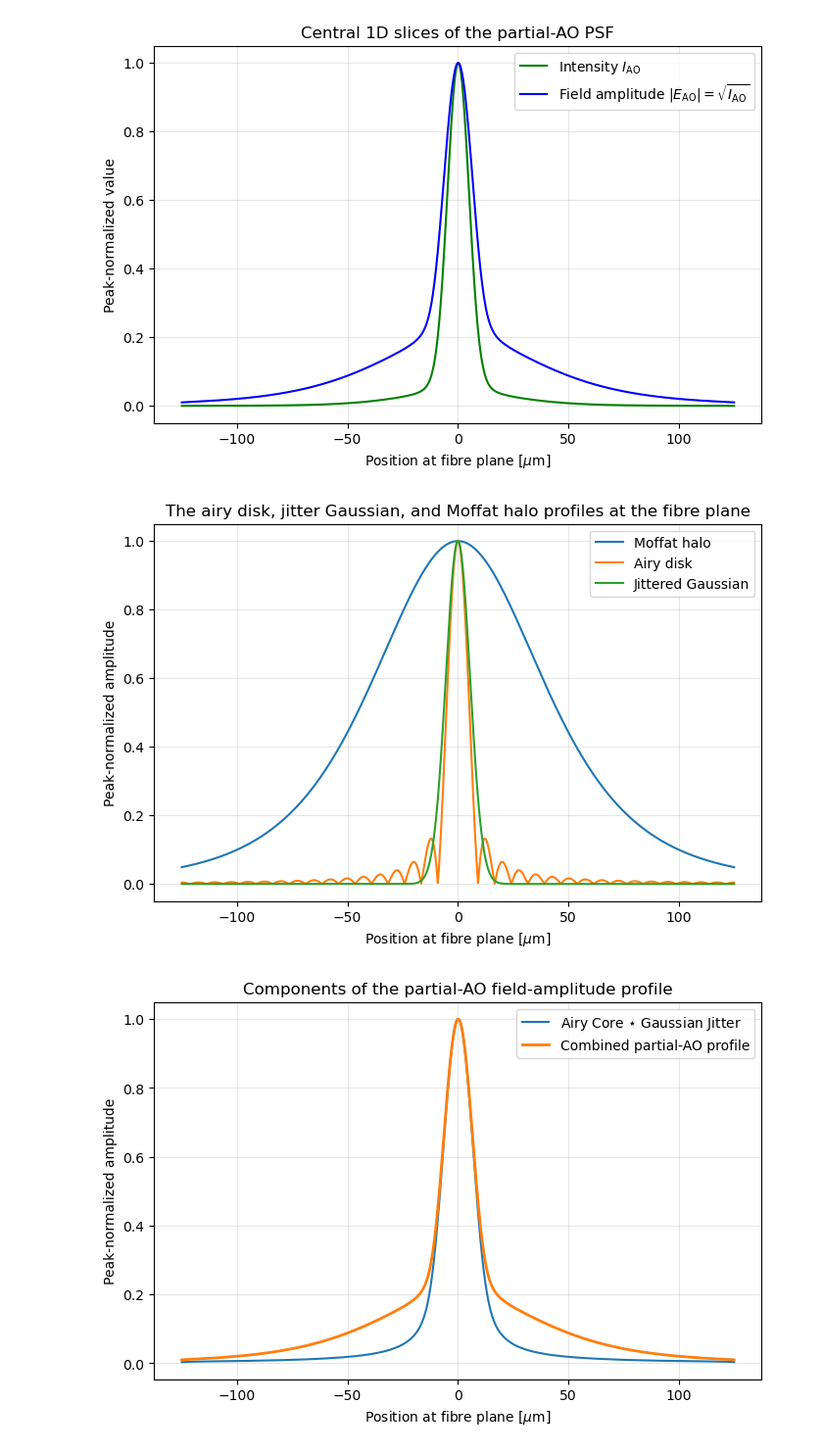
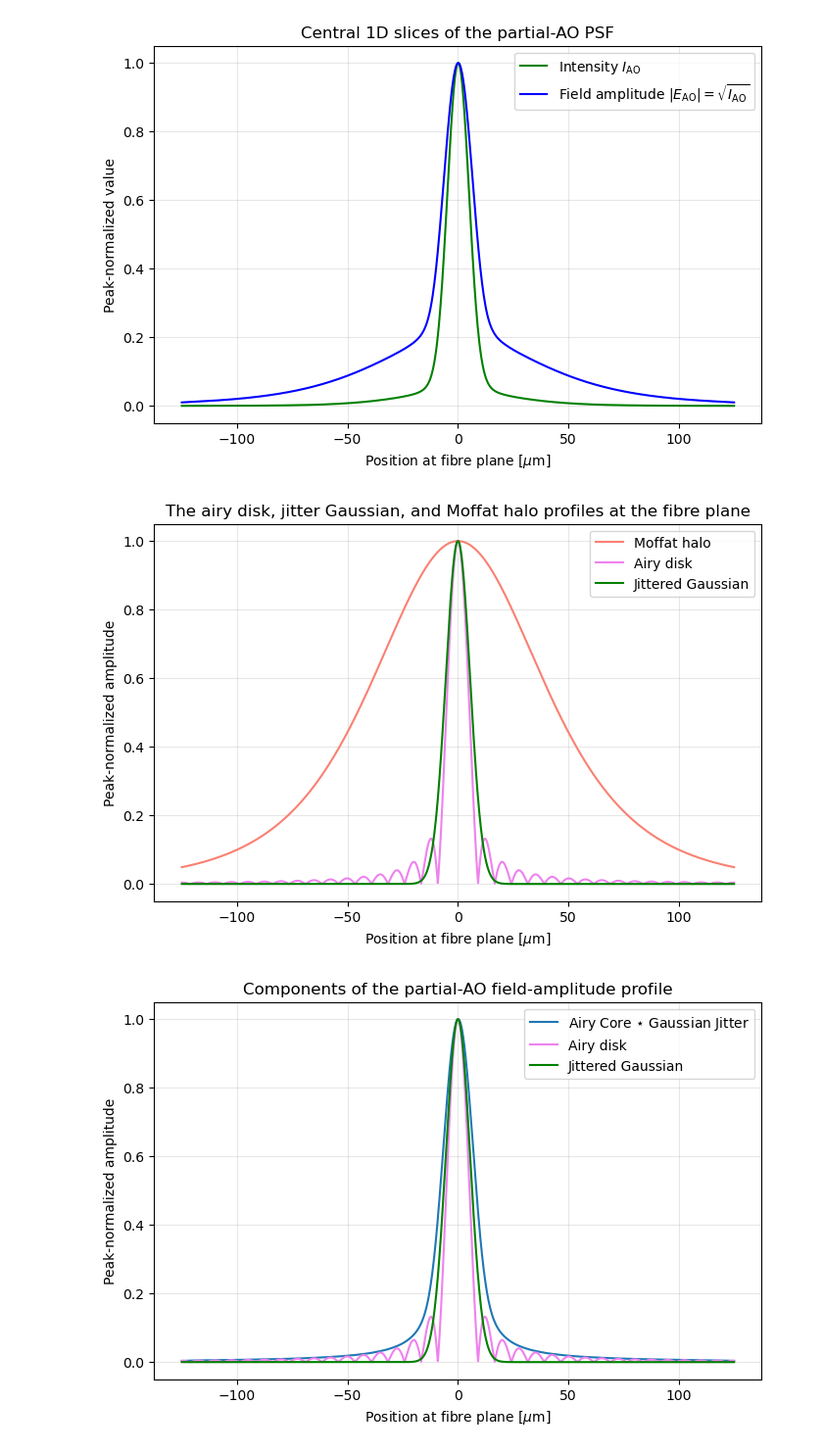
Before and after one commit to TongyueLiu/OH-Suppression-MRes-Project, a Jupyter notebook: notebooks/estimate_AO_system_throughput.ipynb, the cells around one changed output. Shown at 98% size. Saved outputs shown, nothing was run; the diff lists cells and outputs as text; code cells hidden in the pictures.

Commit message:
Update AO throughput model with jitter and Moffat profile

```diff
--- a/notebooks/estimate_AO_system_throughput.ipynb
+++ b/notebooks/estimate_AO_system_throughput.ipynb
@@ -599,17 +609,17 @@ plt.figure(figsize=(8, 5))
 
 plt.plot(
     x_1d * 1e6,
-    E_halo_plot,
+    E_halo_plot, color='salmon',
     label="Moffat halo",
 )
 plt.plot(
     x_1d * 1e6,
-    E_airy_disk_plot,
+    E_airy_disk_plot, color='violet',
     label="Airy disk",
 )
 plt.plot(
     x_1d * 1e6,
-    E_jitter_gaussian_plot,
+    E_jitter_gaussian_plot, color='green',
     label="Jittered Gaussian",
 )
 
@@ -620,7 +630,7 @@ plt.grid(alpha=0.3)
 plt.legend()
 plt.show()
 # %% [output]
-[figure, old version]
+[figure, new version]
 # %%
 # Central slices
 I_core_1d = I_core_jittered_norm[centre_y_index, :]
@@ -628,34 +638,45 @@ I_AO_1d = I_AO_final[centre_y_index, :]
 
 # Convert to approximate amplitudes
 E_core_1d = np.sqrt(np.clip(I_core_1d, 0.0, None))
 E_AO_1d = np.sqrt(np.clip(I_AO_1d, 0.0, None))
 
 # Normalize each profile by its own maximum for comparing shapes
 E_core_plot = E_core_1d / np.max(E_core_1d)
 
 E_AO_plot = E_AO_1d / np.max(E_AO_1d)
 
 plt.figure(figsize=(8, 5))
 
 plt.plot(
     x_1d * 1e6,
     E_core_plot,
     label="Airy Core $\star$ Gaussian Jitter",
 )
 
+plt.plot(
+    x_1d * 1e6,
+    E_airy_disk_plot, color='violet',
+    label="Airy disk",
+)
+
+# plt.plot(
+#     x_1d * 1e6,
+#     E_AO_plot,
+#     label="Combined partial-AO profile",
+#     linewidth=2,
+# )
 
 plt.plot(
     x_1d * 1e6,
-    E_AO_plot,
-    label="Combined partial-AO profile",
-    linewidth=2,
+    E_jitter_gaussian_plot, color='green',
+    label="Jittered Gaussian",
 )
 
 plt.xlabel(r"Position at fibre plane [$\mu$m]")
 plt.ylabel("Peak-normalized amplitude")
 plt.title("Components of the partial-AO field-amplitude profile")
 plt.grid(alpha=0.3)
 plt.legend()
 plt.show()
 # %% [output]
-[figure, old version]
+[figure, new version]
```
Also changed, not shown: parts of 13 cells of this notebook.
